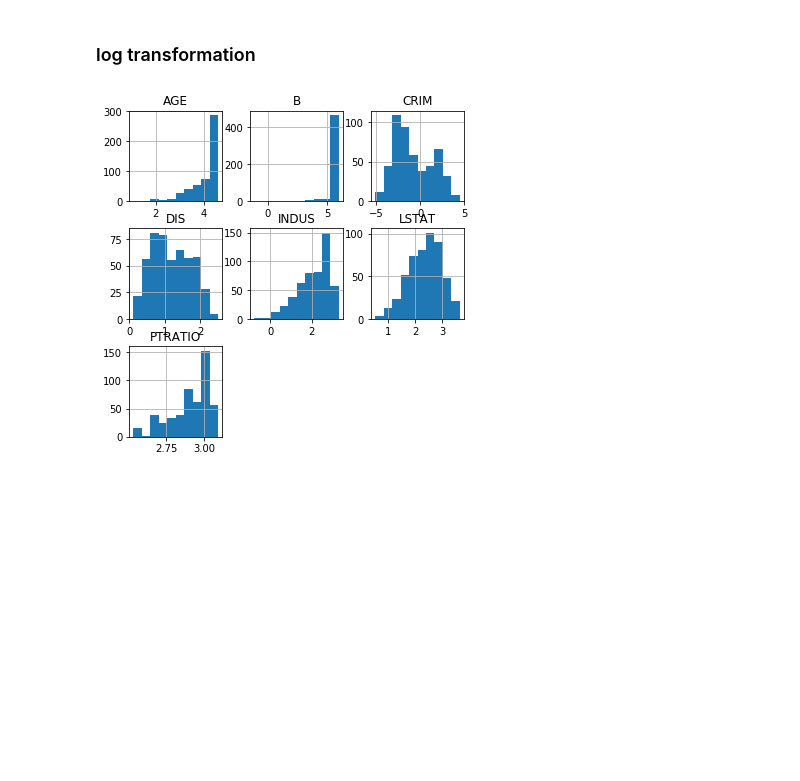
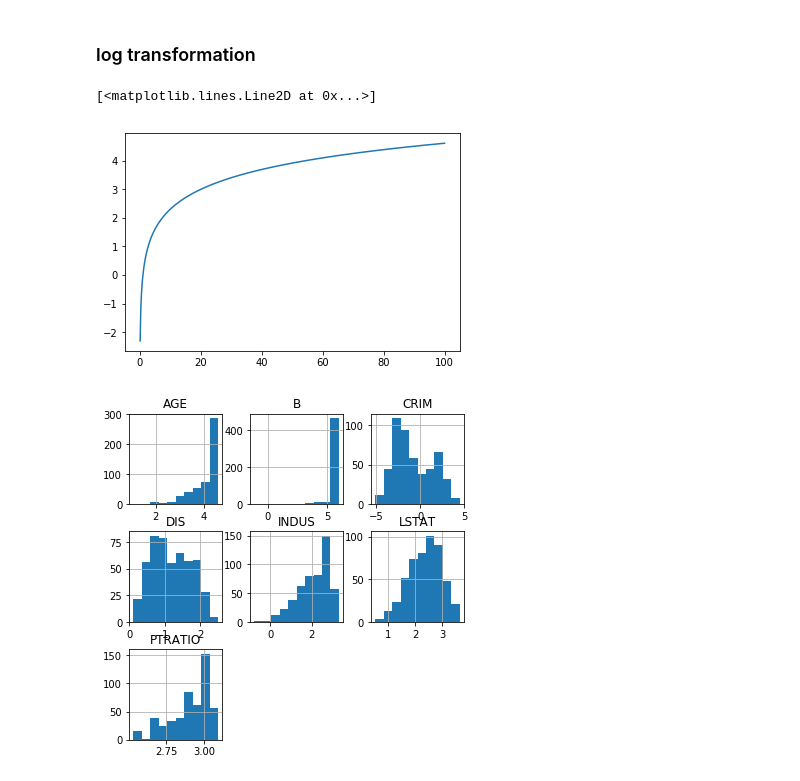
Before and after one commit to victoria-zhou/ML_Practice, a Jupyter notebook: linear_regression/multiple_linear_regression/Feature Scaling and Normalization.ipynb, the cells around one changed output. Cells and saved outputs as stored; diff of their text form; code cells hidden in the pictures; blank space fills up the shorter version.

```diff
--- a/linear_regression/multiple_linear_regression/Feature Scaling and Normalization.ipynb
+++ b/linear_regression/multiple_linear_regression/Feature Scaling and Normalization.ipynb
@@ -54,6 +54,14 @@ boston_cont.hist(figsize=[8,8]);
 [figure]
 # %% [markdown]
 ### log transformation
+# %%
+import matplotlib.pyplot as plt
+x = np.linspace(start=-100, stop=100, num=10**3)
+y = np.log(x)
+plt.plot(x, y)
+# %% [output]
+[<matplotlib.lines.Line2D at 0x...>]
+[figure, added]
 # %%
 import numpy as np
 data_log= pd.DataFrame([])
```
Also changed, not shown: 1 other file.
